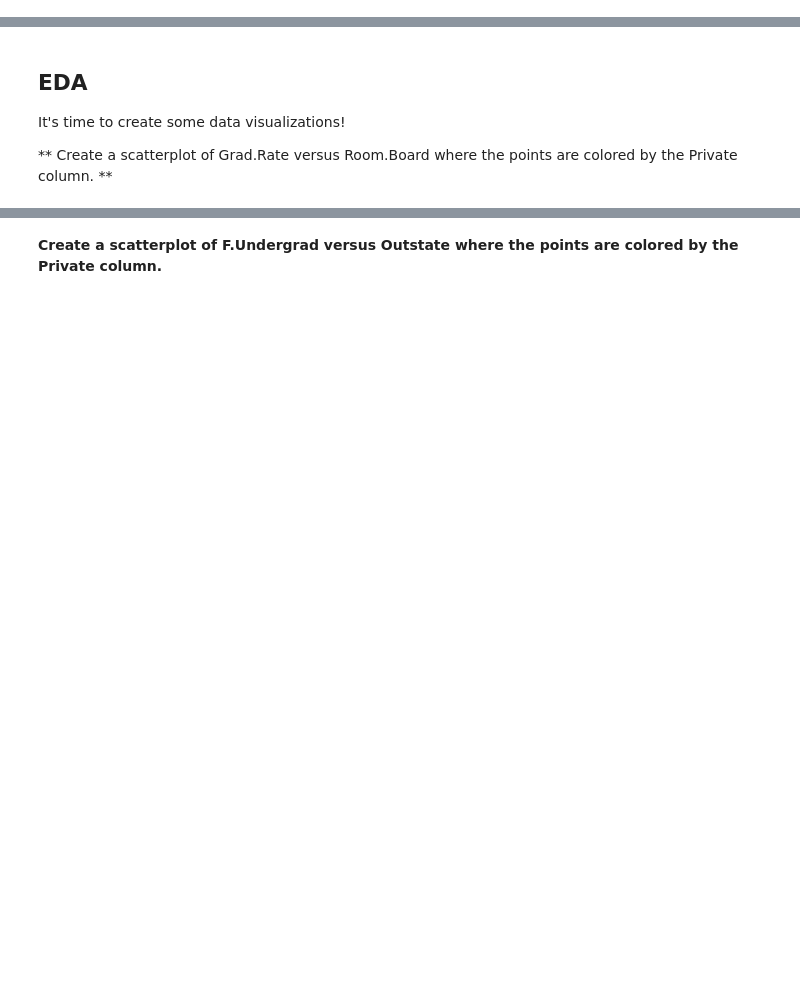
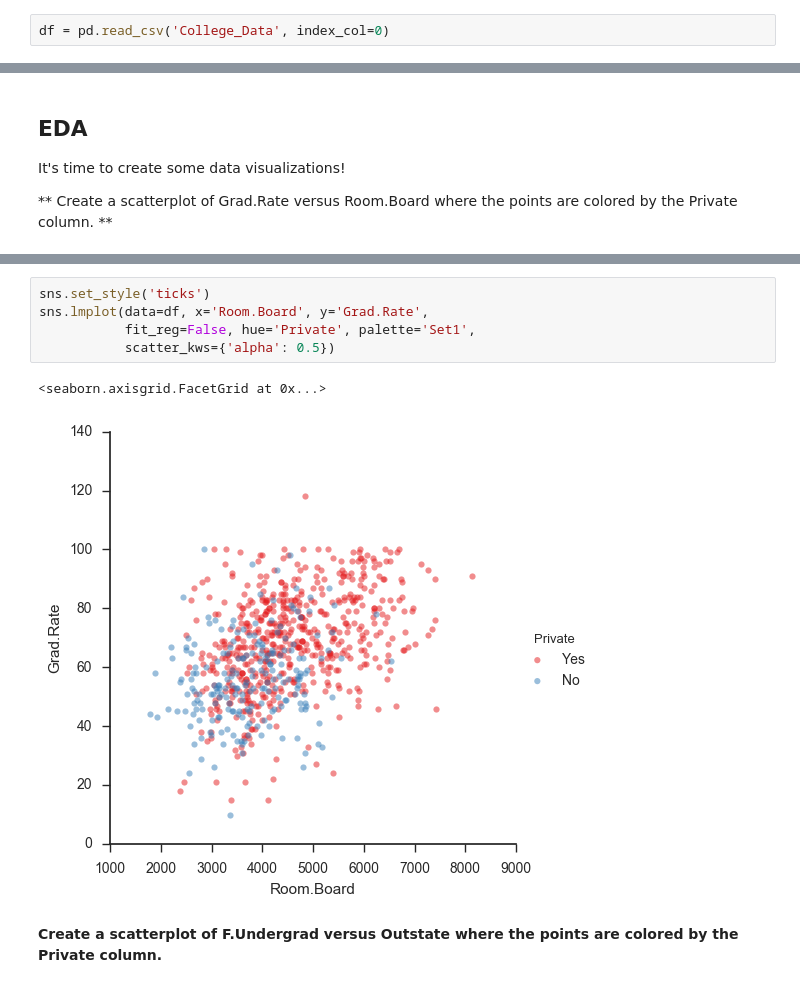
Before and after one commit to cmgiler/Data-Science-Machine-Learning-Practice, a Jupyter notebook: Python/Machine Learning Sections/K-Means-Clustering/K Means Clustering Project .ipynb, the cells around one changed output, grey strips where cells are left out. Drawn from its saved outputs; the diff is of its cells as text; blank space fills up the shorter version.

```diff
--- a/Python/Machine Learning Sections/K-Means-Clustering/K Means Clustering Project .ipynb
+++ b/Python/Machine Learning Sections/K-Means-Clustering/K Means Clustering Project .ipynb
@@ -42,5 +45,7 @@ We will use a data frame with 777 observations on the following 18 variables.
 ## Get the Data
 # %% [markdown]
 ** Read in the College_Data file using read_csv. Figure out how to set the first column as the index.**
+# %%
+df = pd.read_csv('College_Data', index_col=0)
 # %% [markdown]
 **Check the head of the data**
@@ -97,2 +101,10 @@ It's time to create some data visualizations!
+# %%
+sns.set_style('ticks')
+sns.lmplot(data=df, x='Room.Board', y='Grad.Rate',
+           fit_reg=False, hue='Private', palette='Set1',
+           scatter_kws={'alpha': 0.5})
+# %% [output]
+<seaborn.axisgrid.FacetGrid at 0x...>
+[figure, added]
 # %% [markdown]
 **Create a scatterplot of F.Undergrad versus Outstate where the points are colored by the Private column.**
```
Also changed, not shown: parts of 34 cells of this notebook.
